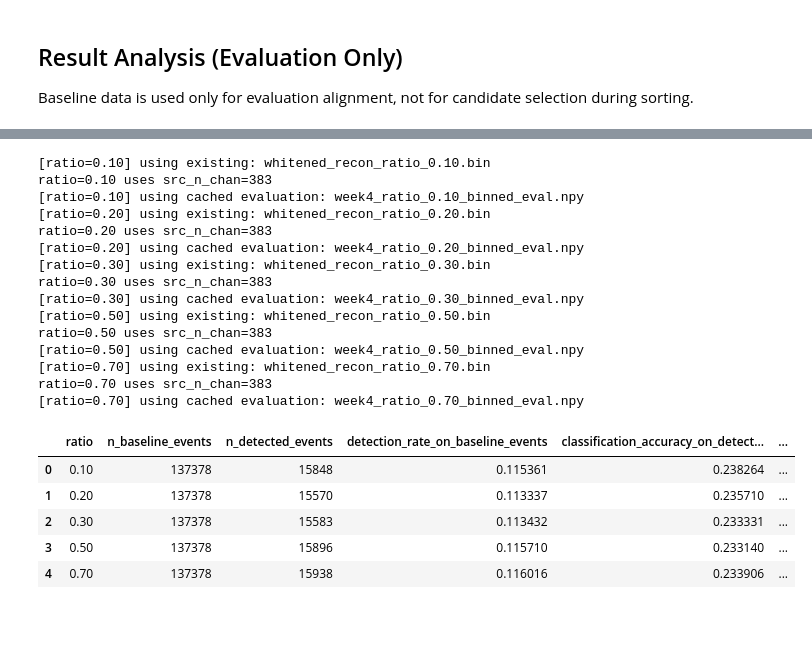
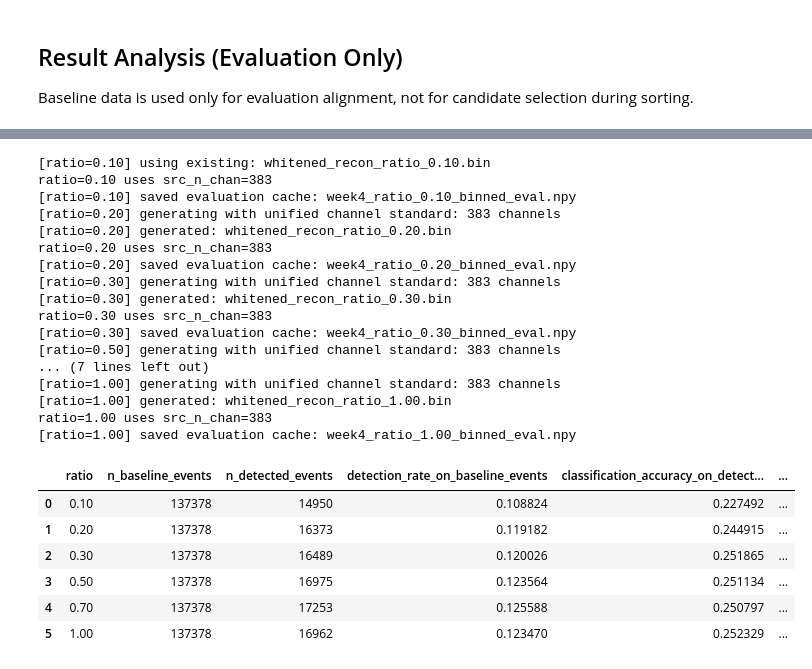
Before and after one commit to baipin/SpikeSort, a Jupyter notebook: 4.ipynb, the cells around one changed output, grey strips where cells are left out. Cells and saved outputs as stored; diff of their text form; code cells hidden in the pictures; blank space fills up the shorter version.

```diff
--- a/4.ipynb
+++ b/4.ipynb
@@ -39,14 +51,15 @@ clu_base = np.load(BASE_RESULTS / 'spike_clusters.npy').squeeze().astype(np.int6
 n_templates, nt, n_chan_tpl = templates_base.shape
 print('templates_base shape:', templates_base.shape)
 
-# Project data format: reconstructed compressed data is float32, 383 channels
+# Strict-sort input bin is resolved later at runtime, after reconstructed bins exist.
+compressed_bin = None
 data_dtype = np.float32
-src_n_chan = 383
-raw = np.memmap(compressed_bin, dtype=data_dtype, mode='r')
-n_samples = raw.size // src_n_chan
-data_cmp = raw[: n_samples * src_n_chan].reshape(n_samples, src_n_chan)
-n_use = min(n_chan_tpl, src_n_chan)
+src_n_chan = None
+raw = None
+n_samples = None
+data_cmp = None
+n_use = min(n_chan_tpl, 383)
 templates_fixed = templates_base[:, :, :n_use].astype(np.float32, copy=False)
-print('compressed data shape:', data_cmp.shape, '| channels used:', n_use)
+print('templates_fixed shape:', templates_fixed.shape)
 # %% [output]
 templates_base shape: (267, 61, 383)
@@ -656,7 +875,7 @@ This notebook reports the micro-average version of that score, i.e. total matche
 # %%
 # RERUN NOTE: Must rerun after the CAR change. This cell regenerates reconstructed bins as needed and refreshes week4_ratio_*.npy plus the ratio-comparison outputs.
 # Execute evaluation and output results
-ratios = [0.10, 0.20, 0.30, 0.50, 0.70]
+ratios = [0.10, 0.20, 0.30, 0.50, 0.70, 1.00]
 rows = []
 whitened_for_build = None
 bin_size_samples = int(round(float(ops_base['fs'])))  # 1 second bins
@@ -666,13 +885,16 @@ if any(not is_valid_float32_bin(ROOT / f'whitened_recon_ratio_{r:.2f}.bin') for
         raise FileNotFoundError('Missing ratio bin(s) and missing whitened_data.npy (CAR-corrected, bandpass-filtered, whitened) for reconstruction.')
     whitened_for_build = np.load(wp, mmap_mode='r')
 for r in ratios:
-    bp = ensure_recon_bin_for_ratio(r, whitened_data=whitened_for_build, force_rebuild=False)
-    ch = infer_src_n_chan_from_bin(bp, dtype=np.float32, candidates=(383,385))
-    print(f'ratio={r:.2f} uses src_n_chan={ch}')
+    bp_float32 = ensure_recon_bin_for_ratio(r, whitened_data=whitened_for_build, force_rebuild=False)
+    int16_bin, int16_meta = quantize_recon_bin_to_int16(bp_float32, r, overwrite=False)
+    _, _, ch, _ = load_bin_window_as_float32(int16_bin, 0, 1)
+    print(f'ratio={r:.2f} uses src_n_chan={ch} from int16 bin')
+    bp = int16_bin
 
     cache_path = ratio_eval_cache_path(r)
     cache_required = {
-        'ratio', 'compressed_bin', 'bin_size_samples', 'sample_rate',
+        'pipeline_version', 'ratio', 'compressed_bin', 'source_float32_bin', 'int16_bin', 'int16_meta',
+        'bin_size_samples', 'sample_rate',
         'n_baseline_events', 'n_detected_events',
         'detection_rate_on_baseline_events',
         'classification_accuracy_on_detected_events',
@@ -681,63 +903,77 @@ for r in ratios:
     }
     cached_metrics = load_npy_dict_if_valid(cache_path, required_keys=cache_required)
     if cached_metrics is not None:
+        same_pipeline = cached_metrics.get('pipeline_version') == RATIO_EVAL_PIPELINE_VERSION
         same_bin = Path(cached_metrics['compressed_bin']) == Path(bp)
+        same_source = Path(cached_metrics['source_float32_bin']) == Path(bp_float32)
+        same_meta = Path(cached_metrics['int16_meta']) == Path(int16_meta)
         same_cfg = int(cached_metrics['bin_size_samples']) == int(bin_size_samples) and float(cached_metrics['sample_rate']) == float(ops_base['fs'])
-        if same_bin and same_cfg:
+        if same_pipeline and same_bin and same_source and same_meta and same_cfg:
             print(f'[ratio={r:.2f}] using cached evaluation: {cache_path.name}')
             rows.append(cached_metrics)
             continue
 
-    m = eval_same_event_accuracy(bp, st_base, clu_base, U, ctc, ops_tm, n_use, nt, device)
-    st_cmp_ratio, clu_cmp_ratio = sort_full_timeline_with_fixed_templates(bp, U, ctc, ops_tm, n_use, nt, device)
+    m = eval_same_event_accuracy(bp, st_base, clu_base, U, ctc, ops_tm, n_use, nt, device, dshift=dshift_base if drift_enabled else None)
+    st_cmp_ratio, clu_cmp_ratio = sort_full_timeline_with_fixed_templates(bp, U, ctc, ops_tm, n_use, nt, device, dshift=dshift_base if drift_enabled else None)
     m.update(eval_binned_count_accuracy(st_base, clu_base, st_cmp_ratio, clu_cmp_ratio, bin_size_samples, sample_rate=float(ops_base['fs']), n_units=U.shape[0]))
+    m['pipeline_version'] = RATIO_EVAL_PIPELINE_VERSION
     m['ratio'] = f'{r:.2f}'
     m['compressed_bin'] = str(bp)
+    m['source_float32_bin'] = str(bp_float32)
     m['sample_rate'] = float(ops_base['fs'])
+    m['bin_size_samples'] = int(bin_size_samples)
+    m['int16_bin'] = str(int16_bin)
+    m['int16_meta'] = str(int16_meta)
     np.save(cache_path, m, allow_pickle=True)
     print(f'[ratio={r:.2f}] saved evaluation cache: {cache_path.name}')
     rows.append(m)
 compare_df = pd.DataFrame(rows)[[
     'ratio',
     'n_baseline_events',
     'n_detected_events',
     'detection_rate_on_baseline_events',
     'classification_accuracy_on_detected_events',
     'binned_count_accuracy_micro',
     'binned_count_accuracy_macro',
     'matched_spikes_after_binning',
     'baseline_spikes_for_binning',
     'bin_size_seconds',
+    'int16_bin',
+    'source_float32_bin',
+    'int16_meta',
 ]]
 display(compare_df)
 for _, r in compare_df.iterrows():
     ratio = r['ratio']
     det = r['detection_rate_on_baseline_events'] * 100
     cls = r['classification_accuracy_on_detected_events'] * 100 if np.isfinite(r['classification_accuracy_on_detected_events']) else np.nan
     binned_micro = r['binned_count_accuracy_micro'] * 100 if np.isfinite(r['binned_count_accuracy_micro']) else np.nan
     binned_macro = r['binned_count_accuracy_macro'] * 100 if np.isfinite(r['binned_count_accuracy_macro']) else np.nan
     print(f"ratio={ratio} | detection={det:.2f}% | classification={cls:.2f}% | binned_micro={binned_micro:.2f}% | binned_macro={binned_macro:.2f}%")
 compare_df.to_csv(ROOT / 'week4_fixed_template_ratio_compare.csv', index=False)
 print('saved:', ROOT / 'week4_fixed_template_ratio_compare.csv')
 # %% [output]
 [ratio=0.10] using existing: whitened_recon_ratio_0.10.bin
 ratio=0.10 uses src_n_chan=383
-[ratio=0.10] using cached evaluation: week4_ratio_0.10_binned_eval.npy
-[ratio=0.20] using existing: whitened_recon_ratio_0.20.bin
+[ratio=0.10] saved evaluation cache: week4_ratio_0.10_binned_eval.npy
+[ratio=0.20] generating with unified channel standard: 383 channels
+[ratio=0.20] generated: whitened_recon_ratio_0.20.bin
 ratio=0.20 uses src_n_chan=383
-[ratio=0.20] using cached evaluation: week4_ratio_0.20_binned_eval.npy
-[ratio=0.30] using existing: whitened_recon_ratio_0.30.bin
+[ratio=0.20] saved evaluation cache: week4_ratio_0.20_binned_eval.npy
+[ratio=0.30] generating with unified channel standard: 383 channels
+[ratio=0.30] generated: whitened_recon_ratio_0.30.bin
 ratio=0.30 uses src_n_chan=383
-[ratio=0.30] using cached evaluation: week4_ratio_0.30_binned_eval.npy
-[ratio=0.50] using existing: whitened_recon_ratio_0.50.bin
-ratio=0.50 uses src_n_chan=383
-[ratio=0.50] using cached evaluation: week4_ratio_0.50_binned_eval.npy
-[ratio=0.70] using existing: whitened_recon_ratio_0.70.bin
-ratio=0.70 uses src_n_chan=383
-[ratio=0.70] using cached evaluation: week4_ratio_0.70_binned_eval.npy
+[ratio=0.30] saved evaluation cache: week4_ratio_0.30_binned_eval.npy
+[ratio=0.50] generating with unified channel standard: 383 channels
+... (7 lines left out)
+[ratio=1.00] generating with unified channel standard: 383 channels
+[ratio=1.00] generated: whitened_recon_ratio_1.00.bin
+ratio=1.00 uses src_n_chan=383
+[ratio=1.00] saved evaluation cache: week4_ratio_1.00_binned_eval.npy
 |  | ratio | n_baseline_events | n_detected_events | detection_rate_on_baseline_events | classification_accuracy_on_detect... | ... |
-| 0 | 0.10 | 137378 | 15848 | 0.115361 | 0.238264 | ... |
-| 1 | 0.20 | 137378 | 15570 | 0.113337 | 0.235710 | ... |
-| 2 | 0.30 | 137378 | 15583 | 0.113432 | 0.233331 | ... |
-| 3 | 0.50 | 137378 | 15896 | 0.115710 | 0.233140 | ... |
-| 4 | 0.70 | 137378 | 15938 | 0.116016 | 0.233906 | ... |
+| 0 | 0.10 | 137378 | 14950 | 0.108824 | 0.227492 | ... |
+| 1 | 0.20 | 137378 | 16373 | 0.119182 | 0.244915 | ... |
+| 2 | 0.30 | 137378 | 16489 | 0.120026 | 0.251865 | ... |
+| 3 | 0.50 | 137378 | 16975 | 0.123564 | 0.251134 | ... |
+| 4 | 0.70 | 137378 | 17253 | 0.125588 | 0.250797 | ... |
+| 5 | 1.00 | 137378 | 16962 | 0.123470 | 0.252329 | ... |
```
Also changed, not shown: parts of 18 cells of this notebook, 5 other files.
